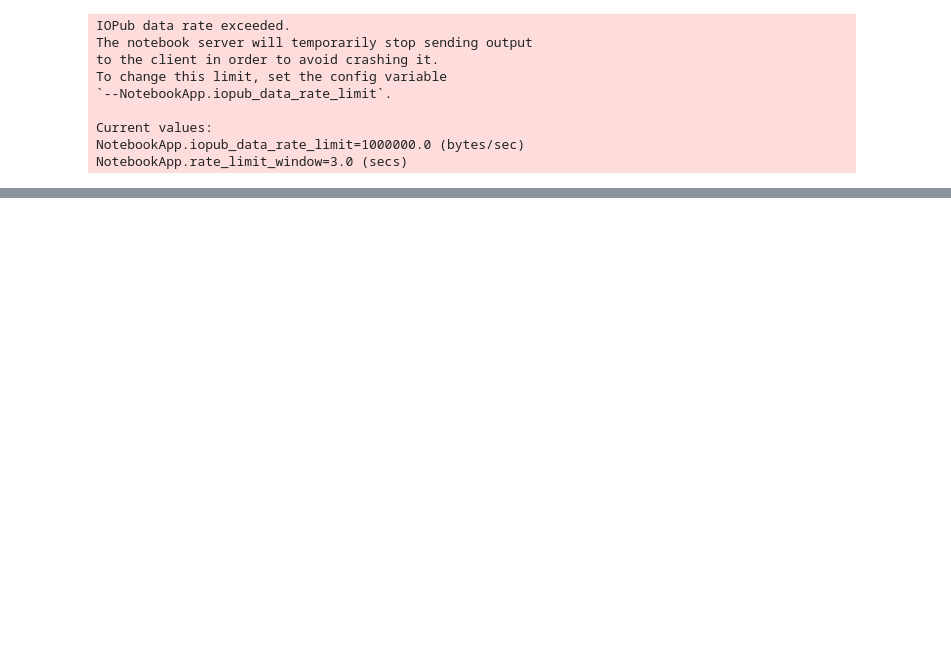
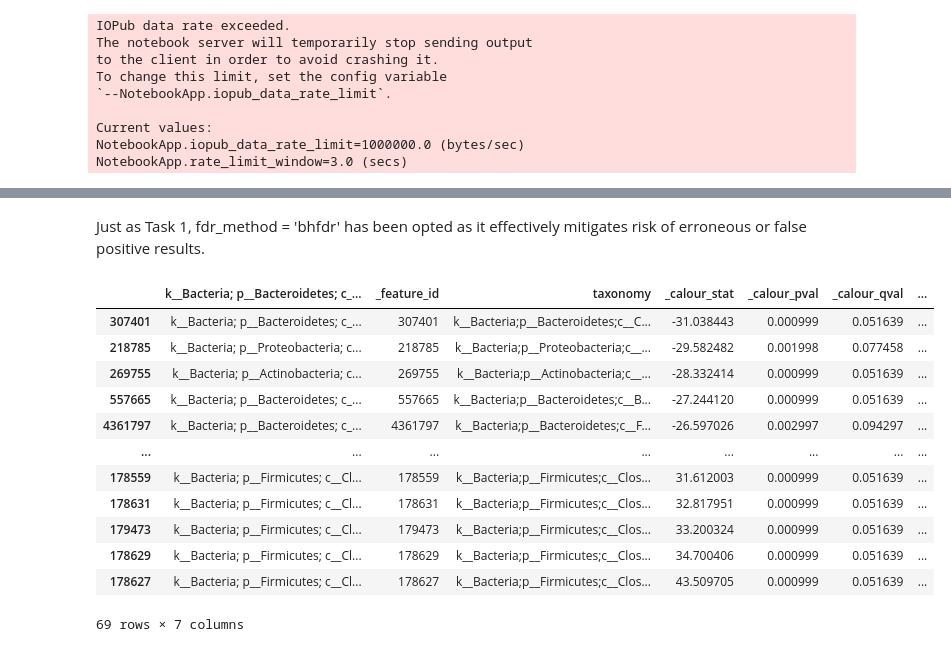
Before and after one commit to pranshudatta25/IFN646-portfolio4, a Jupyter notebook: N11354631_Portfolio4.ipynb, the cells around one changed output, grey strips where cells are left out. Cells and saved outputs as stored; diff of their text form; code cells hidden in the pictures; blank space fills up the shorter version.

```diff
--- a/N11354631_Portfolio4.ipynb
+++ b/N11354631_Portfolio4.ipynb
@@ -159,0 +297,2 @@ Standard Deviation: 1190.438139448059
+# %%
+result3 = data.diff_abundance('smoker','Yes','No', random_seed=2018, fdr_method='bhfdr')
@@ -159,0 +304,18 @@ Standard Deviation: 1190.438139448059
+# %% [markdown]
+Just as Task 1, fdr_method = 'bhfdr' has been opted as it effectively mitigates risk of erroneous or false positive results.
+# %%
+result3.feature_metadata
+# %% [output]
+|  | k__Bacteria; p__Bacteroidetes; c_... | _feature_id | taxonomy | _calour_stat | _calour_pval | _calour_qval | ... |
+| 307401 | k__Bacteria; p__Bacteroidetes; c_... | 307401 | k__Bacteria;p__Bacteroidetes;c__C... | -31.038443 | 0.000999 | 0.051639 | ... |
+| 218785 | k__Bacteria; p__Proteobacteria; c... | 218785 | k__Bacteria;p__Proteobacteria;c__... | -29.582482 | 0.001998 | 0.077458 | ... |
+| 269755 | k__Bacteria; p__Actinobacteria; c... | 269755 | k__Bacteria;p__Actinobacteria;c__... | -28.332414 | 0.000999 | 0.051639 | ... |
+| 557665 | k__Bacteria; p__Bacteroidetes; c_... | 557665 | k__Bacteria;p__Bacteroidetes;c__B... | -27.244120 | 0.000999 | 0.051639 | ... |
+| 4361797 | k__Bacteria; p__Bacteroidetes; c_... | 4361797 | k__Bacteria;p__Bacteroidetes;c__F... | -26.597026 | 0.002997 | 0.094297 | ... |
+| ... | ... | ... | ... | ... | ... | ... | ... |
+| 178559 | k__Bacteria; p__Firmicutes; c__Cl... | 178559 | k__Bacteria;p__Firmicutes;c__Clos... | 31.612003 | 0.000999 | 0.051639 | ... |
+| 178631 | k__Bacteria; p__Firmicutes; c__Cl... | 178631 | k__Bacteria;p__Firmicutes;c__Clos... | 32.817951 | 0.000999 | 0.051639 | ... |
+| 179473 | k__Bacteria; p__Firmicutes; c__Cl... | 179473 | k__Bacteria;p__Firmicutes;c__Clos... | 33.200324 | 0.000999 | 0.051639 | ... |
+| 178629 | k__Bacteria; p__Firmicutes; c__Cl... | 178629 | k__Bacteria;p__Firmicutes;c__Clos... | 34.700406 | 0.000999 | 0.051639 | ... |
+| 178627 | k__Bacteria; p__Firmicutes; c__Cl... | 178627 | k__Bacteria;p__Firmicutes;c__Clos... | 43.509705 | 0.000999 | 0.051639 | ... |
+69 rows × 7 columns
```
Also changed, not shown: parts of 77 cells of this notebook.
